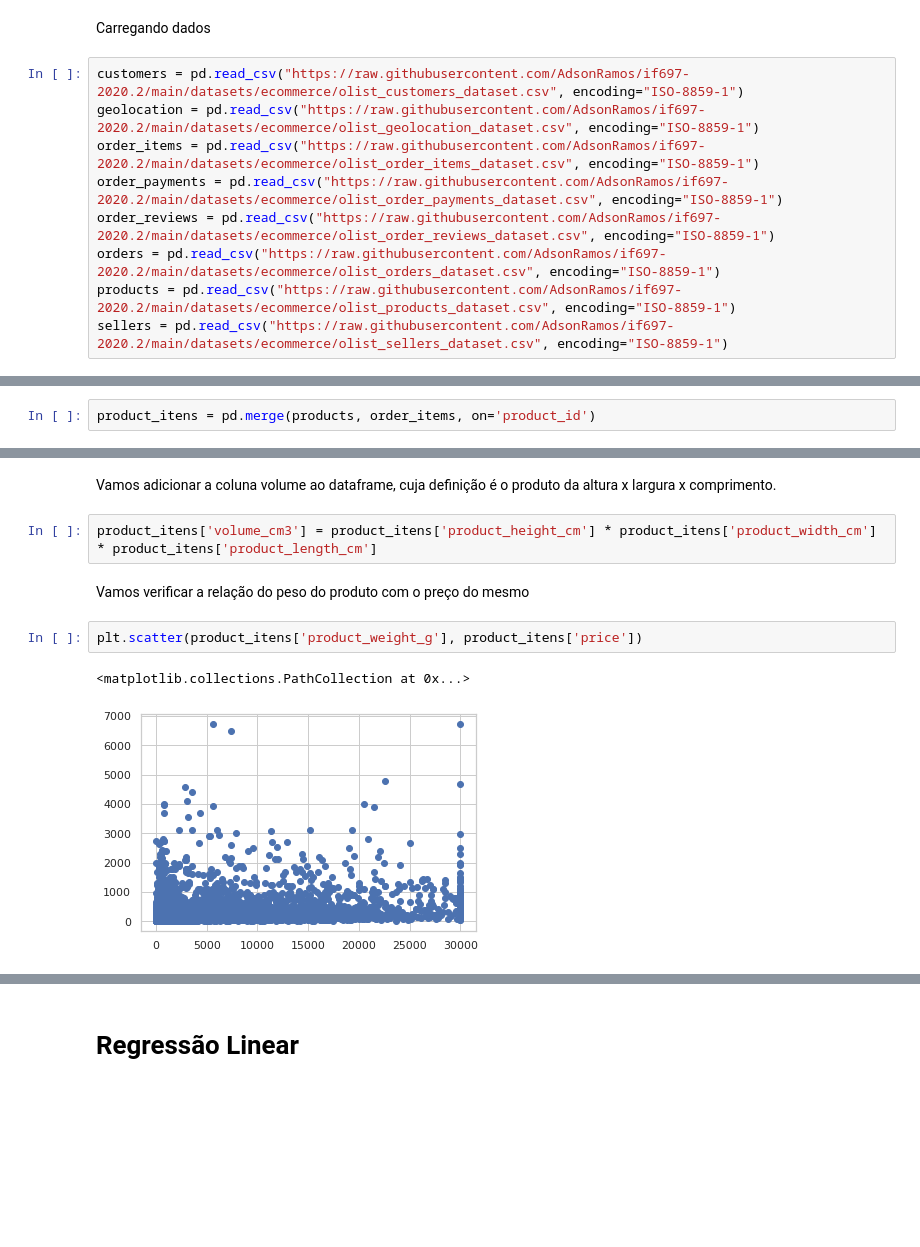
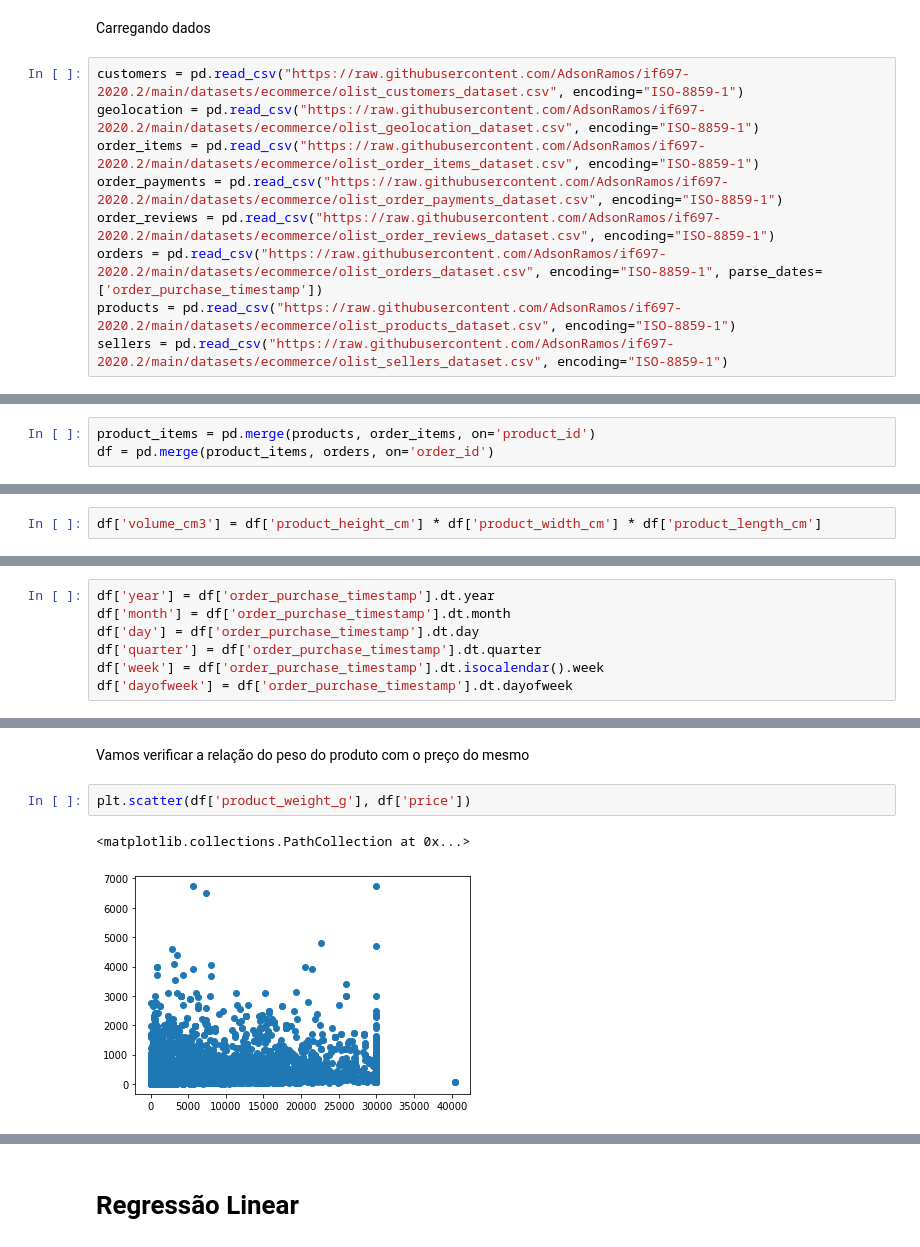
Before and after one commit to AdsonRamos/if697-2020.2, a Jupyter notebook: Projeto_2_Ciência_de_dados_IF697.ipynb, the cells around one changed output, grey strips where cells are left out. Cells and saved outputs as stored; diff of their text form; blank space fills up the shorter version.

```diff
--- a/Projeto_2_Ciência_de_dados_IF697.ipynb
+++ b/Projeto_2_Ciência_de_dados_IF697.ipynb
@@ -24,7 +24,7 @@ geolocation = pd.read_csv("https://raw.githubusercontent.com/AdsonRamos/if697-20
 order_items = pd.read_csv("https://raw.githubusercontent.com/AdsonRamos/if697-2020.2/main/datasets/ecommerce/olist_order_items_dataset.csv", encoding="ISO-8859-1")
 order_payments = pd.read_csv("https://raw.githubusercontent.com/AdsonRamos/if697-2020.2/main/datasets/ecommerce/olist_order_payments_dataset.csv", encoding="ISO-8859-1")
 order_reviews = pd.read_csv("https://raw.githubusercontent.com/AdsonRamos/if697-2020.2/main/datasets/ecommerce/olist_order_reviews_dataset.csv", encoding="ISO-8859-1")
-orders = pd.read_csv("https://raw.githubusercontent.com/AdsonRamos/if697-2020.2/main/datasets/ecommerce/olist_orders_dataset.csv", encoding="ISO-8859-1")
+orders = pd.read_csv("https://raw.githubusercontent.com/AdsonRamos/if697-2020.2/main/datasets/ecommerce/olist_orders_dataset.csv", encoding="ISO-8859-1", parse_dates=['order_purchase_timestamp'])
 products = pd.read_csv("https://raw.githubusercontent.com/AdsonRamos/if697-2020.2/main/datasets/ecommerce/olist_products_dataset.csv", encoding="ISO-8859-1")
 sellers = pd.read_csv("https://raw.githubusercontent.com/AdsonRamos/if697-2020.2/main/datasets/ecommerce/olist_sellers_dataset.csv", encoding="ISO-8859-1")
 # %%
@@ -86,2 +128,3 @@ Para fazermos nossa predição, vamos unir as tabelas de produtos e de itens de
 # %%
-product_itens = pd.merge(products, order_items, on='product_id')
+product_items = pd.merge(products, order_items, on='product_id')
+df = pd.merge(product_items, orders, on='order_id')
@@ -111,0 +151,2 @@ product_itens = product_itens.drop(['order_id', 'order_item_id', 'seller_id'], a
+# %%
+df['volume_cm3'] = df['product_height_cm'] * df['product_width_cm'] * df['product_length_cm']
@@ -112 +155,8 @@ product_itens = product_itens.drop(['order_id', 'order_item_id', 'seller_id'], a
+# %%
+df['year'] = df['order_purchase_timestamp'].dt.year
+df['month'] = df['order_purchase_timestamp'].dt.month
+df['day'] = df['order_purchase_timestamp'].dt.day
+df['quarter'] = df['order_purchase_timestamp'].dt.quarter
+df['week'] = df['order_purchase_timestamp'].dt.isocalendar().week
+df['dayofweek'] = df['order_purchase_timestamp'].dt.dayofweek
 # %%
@@ -118,14 +168,10 @@ product_itens.head()
 | 2 | 96bd76ec8810374ed1b65e291975717f | esporte_lazer | 46.0 | 250.0 | 1.0 | ... |
 | 3 | cef67bcfe19066a932b7673e239eb23d | bebes | 27.0 | 261.0 | 1.0 | ... |
 | 4 | 9dc1a7de274444849c219cff195d0b71 | utilidades_domesticas | 37.0 | 402.0 | 4.0 | ... |
-# %% [markdown]
-Vamos adicionar a coluna volume ao dataframe, cuja definição é o produto da altura x largura x comprimento.
-# %%
-product_itens['volume_cm3'] = product_itens['product_height_cm'] * product_itens['product_width_cm'] * product_itens['product_length_cm']
 # %% [markdown]
 Vamos verificar a relação do peso do produto com o preço do mesmo
 # %%
-plt.scatter(product_itens['product_weight_g'], product_itens['price'])
+plt.scatter(df['product_weight_g'], df['price'])
 # %% [output]
 <matplotlib.collections.PathCollection at 0x...>
-[figure, old version]
+[figure, new version]
```
Also changed, not shown: parts of 78 cells of this notebook.
